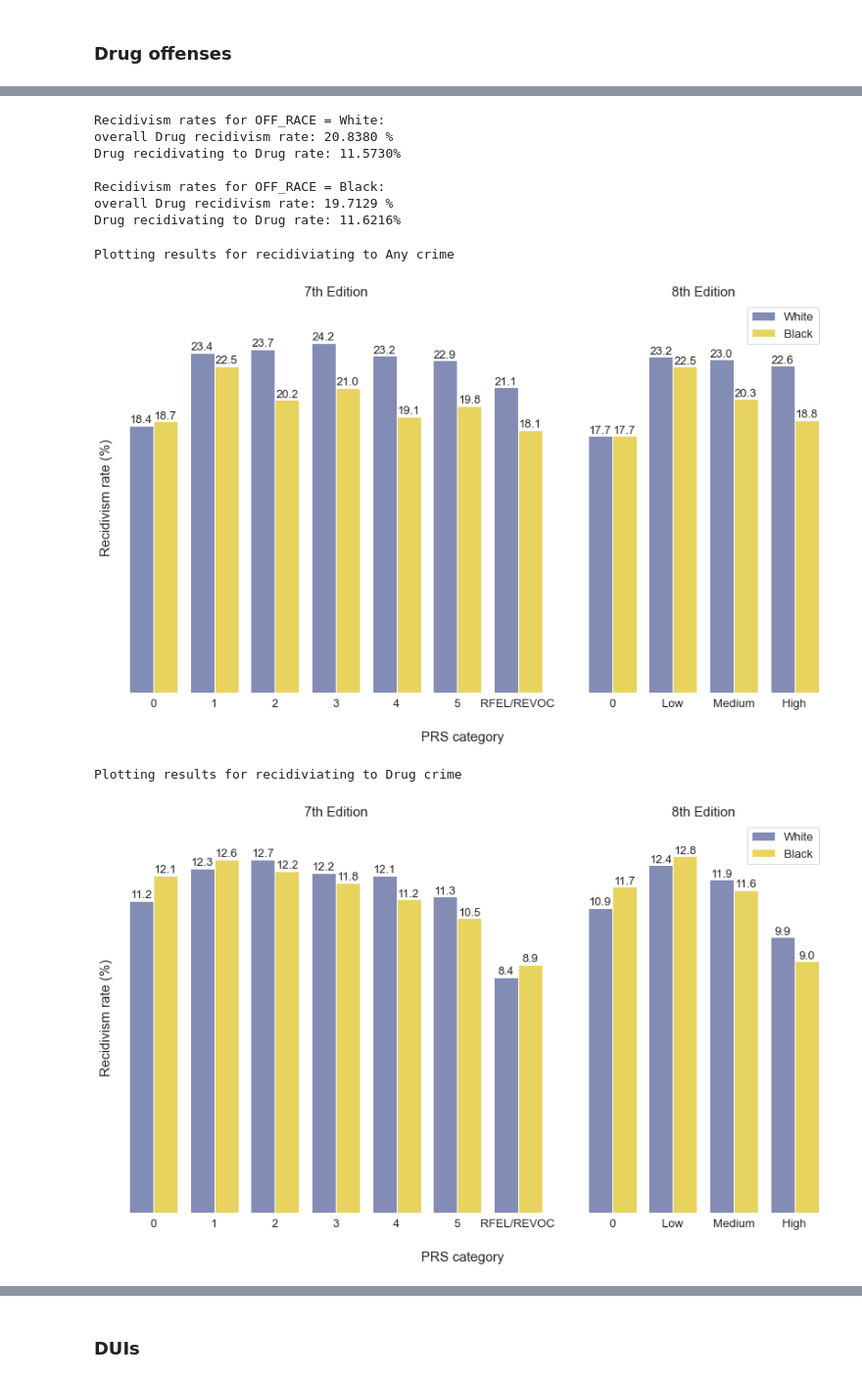
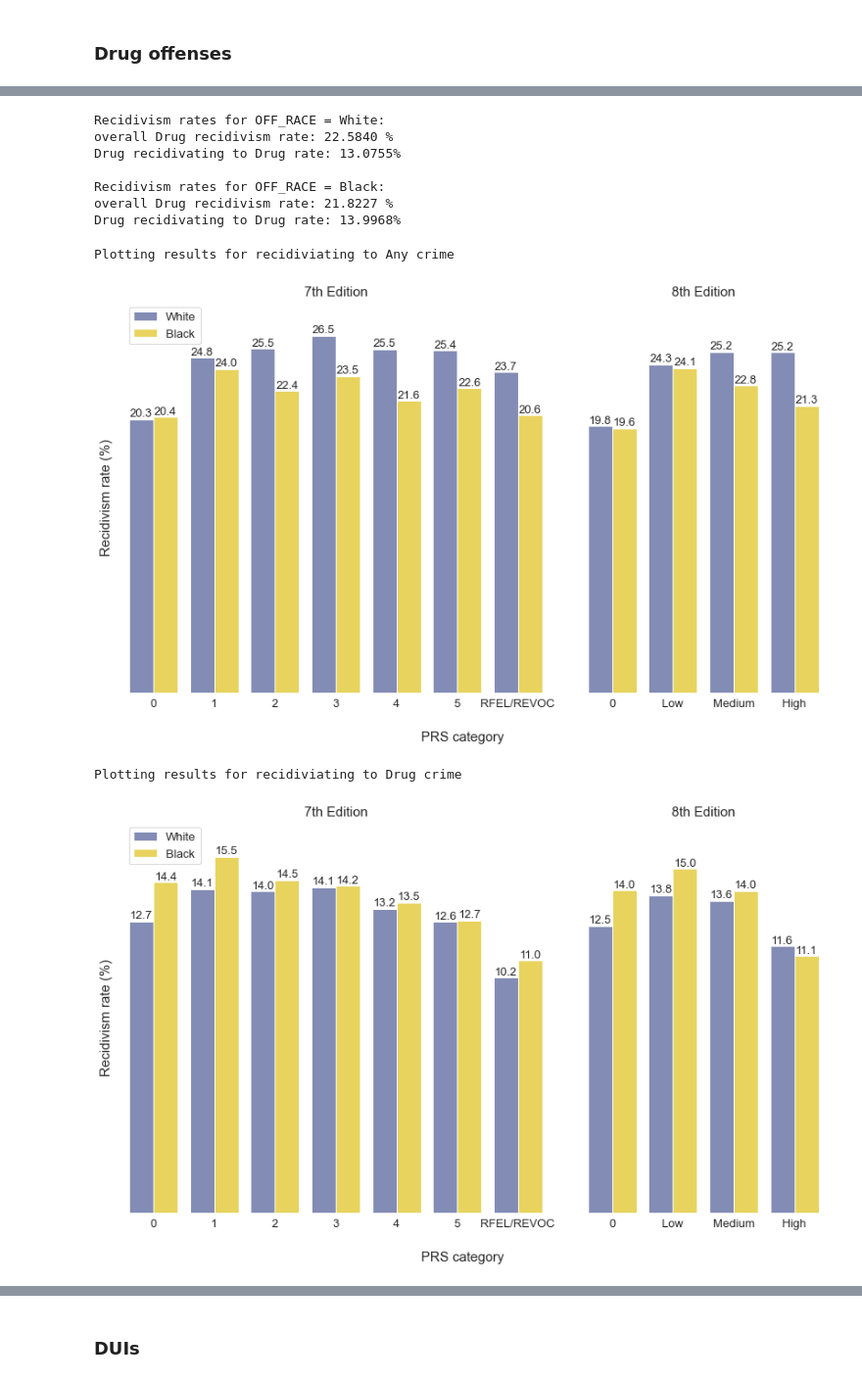
Before and after one commit to aud-z/PA_sentencing, a Jupyter notebook: crime_types_analyses.ipynb, the cells around one changed output, grey strips where cells are left out. Shown at 98% size. Cells and saved outputs as stored; diff of their text form; code cells hidden in the pictures.

```diff
--- a/crime_types_analyses.ipynb
+++ b/crime_types_analyses.ipynb
@@ -4,7 +4,7 @@ import seaborn as sns
 import matplotlib.pyplot as plt
 import numpy as np
 # %%
-df = pd.read_csv('../../../Project/Data/recidivism_dataset_w_prs8.csv')
+df = pd.read_csv('../../../Project/Data/recidivism_dataset_final.csv')
 # %%
 df.columns
 # %% [output]
@@ -154,0 +185,3 @@ def plot_crime_type(df1, df2, category=None, legend_loc = 'upper left',
+# %%
+for i in ['VIOLENCE', 'DRUGOFFENSE', 'SEXCRIME', 'FIREARMS', 'DUI']:
+    df[i] = np.where(df[i]==1, True, False)
@@ -154,0 +280,11 @@ def plot_crime_type(df1, df2, category=None, legend_loc = 'upper left',
+# %%
+fig, ax = plt.subplots(figsize=(7, 7))
+sns.despine(top=True, right=True, left=True, bottom=True)
+
+p = sns.barplot(data = temp, x='SEXTIER_NUMERIC', y='ID_VARIABLE', palette = ['#7B86BD'] * 15)
+p.set_xlabel("Sex Crime Tier", fontsize=15)
+p.set_xticklabels(["I", "II", 'III'], fontsize=15)
+for i in range(1):
+    ax.bar_label(ax.containers[i], label_type='edge', fmt='%1.1f', fontsize=13)
+p.set_yticklabels([])
+p.set_ylabel("Percentage (%)", fontsize=15)
@@ -177,24 +402,24 @@ plot_crime_type(drug_prs, drug_prs8, category='RECID_TYPE', palette = palette,
 drug_race_prs, drug_race_prs8 = get_crime_type_stats(df[df['OFF_RACE'].isin(['Black', 'White'])], crime_var = 'DRUGOFFENSE', label = 'Drug', level = 'OFF_RACE')
 # %% [output]
 Recidivism rates for OFF_RACE = White:
-overall Drug recidivism rate: 20.8380 %
-Drug recidivating to Drug rate: 11.5730%
+overall Drug recidivism rate: 22.5840 %
+Drug recidivating to Drug rate: 13.0755%
 
 Recidivism rates for OFF_RACE = Black:
-overall Drug recidivism rate: 19.7129 %
-Drug recidivating to Drug rate: 11.6216%
+overall Drug recidivism rate: 21.8227 %
+Drug recidivating to Drug rate: 13.9968%
 # %%
 # recidivating to any crime
-ylim = [27, 14]
+ylim = [29, 17]
 types = ['Any', 'Drug']
 for i in range(len(types)):
     t = types[i]
     print('Plotting results for recidiviating to {} crime'.format(t))
     plot_crime_type(drug_race_prs[drug_race_prs['RECID_TYPE'] == t], drug_race_prs8[drug_race_prs8['RECID_TYPE'] == t],
-    palette = race_palette, hue_order = ['White', 'Black'], category='OFF_RACE', legend_loc = 'upper right', ylim = ylim[i])
+    palette = race_palette, hue_order = ['White', 'Black'], category='OFF_RACE', legend_loc = 'upper left', ylim = ylim[i])
 # %% [output]
 Plotting results for recidiviating to Any crime
-[figure, old version]
+[figure, new version]
 Plotting results for recidiviating to Drug crime
-[figure, old version]
+[figure, new version]
 # %%
```
Also changed, not shown: parts of 75 cells of this notebook, 2 other files.
